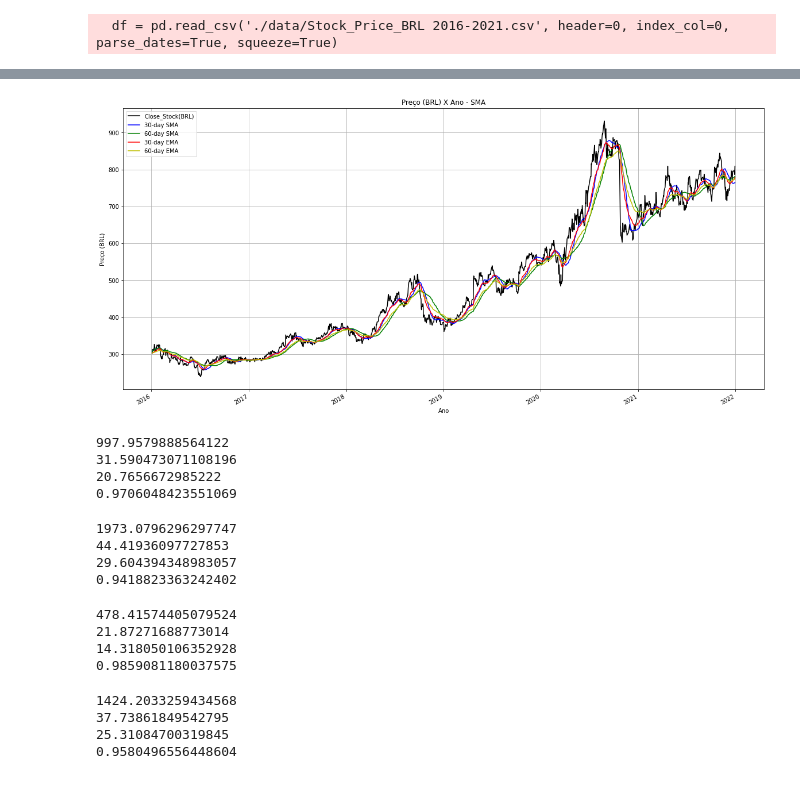
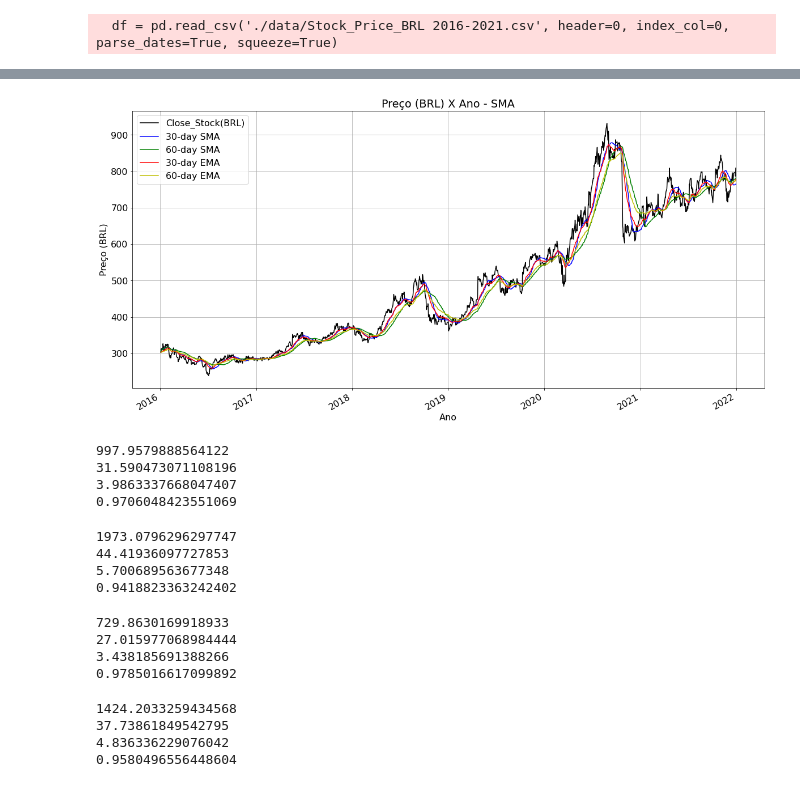
Before and after one commit to Felipe-Renck/stock-price-forecast, a Jupyter notebook: SAP_Stock_Price_Moving_Average.ipynb, the cells around one changed output, grey strips where cells are left out. Saved outputs shown, nothing was run; the diff lists cells and outputs as text; code cells hidden in the pictures.

Commit message:
Update scripts + images

```diff
--- a/SAP_Stock_Price_Moving_Average.ipynb
+++ b/SAP_Stock_Price_Moving_Average.ipynb
@@ -50,18 +50,20 @@ df.head()
 | 2016-01-08 | 71.050003 | 4.4145 | 313.650238 | 309.927661 | 309.927661 | 304.836180 | 303.849482 |
 # %%
 plt.figure(figsize = (20,10))
+plt.rcParams['font.size'] = '16'
 # plot close price, short-term and long-term moving averages
 df['Close_Stock(BRL)'].plot(color = 'k', label= 'Close_Stock(BRL)')
 df['30_SMA'].plot(color = 'b',label = '30-day SMA')
 df['60_SMA'].plot(color = 'g', label = '60-day SMA')
 df['30_EMA'].plot(color = 'r',label = '30-day EMA')
 df['60_EMA'].plot(color = 'y', label = '60-day EMA')
 
 plt.ylabel('Preço (BRL)')
 plt.xlabel('Ano')
 plt.title('Preço (BRL) X Ano - SMA')
 plt.legend()
 plt.grid()
+plt.savefig('Moving Averages', dpi=300, bbox_inches='tight')
 plt.show()
 # %% [output]
-[figure, old version]
+[figure, new version]
@@ -68,7 +74,7 @@ plt.show()
 # %%
 mse = mean_squared_error(df['Close_Stock(BRL)'], df['30_SMA'])
 rmse = math.sqrt(mse)
-mape = mean_absolute_error(df['Close_Stock(BRL)'], df['30_SMA'])
+mape = mean_absolute_percentage_error(df['Close_Stock(BRL)'], df['30_SMA'])
 r2 = r2_score(df['Close_Stock(BRL)'], df['30_SMA'])
 
 print(mse)
@@ -78,12 +84,12 @@ print(r2)
 # %% [output]
 997.9579888564122
 31.590473071108196
-20.7656672985222
+3.9863337668047407
 0.9706048423551069
 # %%
 mse = mean_squared_error(df['Close_Stock(BRL)'], df['60_SMA'])
 rmse = math.sqrt(mse)
-mape = mean_absolute_error(df['Close_Stock(BRL)'], df['60_SMA'])
+mape = mean_absolute_percentage_error(df['Close_Stock(BRL)'], df['60_SMA'])
 r2 = r2_score(df['Close_Stock(BRL)'], df['60_SMA'])
 
 print(mse)
@@ -93,12 +99,12 @@ print(r2)
 # %% [output]
 1973.0796296297747
 44.41936097727853
-29.604394348983057
+5.700689563677348
 0.9418823363242402
 # %%
 mse = mean_squared_error(df['Close_Stock(BRL)'], df['30_EMA'])
 rmse = math.sqrt(mse)
-mape = mean_absolute_error(df['Close_Stock(BRL)'], df['30_EMA'])
+mape = mean_absolute_percentage_error(df['Close_Stock(BRL)'], df['30_EMA'])
 r2 = r2_score(df['Close_Stock(BRL)'], df['30_EMA'])
 
 print(mse)
@@ -106,14 +112,14 @@ print(rmse)
 print(mape)
 print(r2)
 # %% [output]
-478.41574405079524
-21.87271688773014
-14.318050106352928
-0.9859081180037575
+729.8630169918933
+27.015977068984444
+3.438185691388266
+0.9785016617099892
 # %%
 mse = mean_squared_error(df['Close_Stock(BRL)'], df['60_EMA'])
 rmse = math.sqrt(mse)
-mape = mean_absolute_error(df['Close_Stock(BRL)'], df['60_EMA'])
+mape = mean_absolute_percentage_error(df['Close_Stock(BRL)'], df['60_EMA'])
 r2 = r2_score(df['Close_Stock(BRL)'], df['60_EMA'])
 
 print(mse)
@@ -123,5 +129,5 @@ print(r2)
 # %% [output]
 1424.2033259434568
 37.73861849542795
-25.31084700319845
+4.836336229076042
 0.9580496556448604
```
Also changed, not shown: parts of 1 cell of this notebook, 3 other files.
